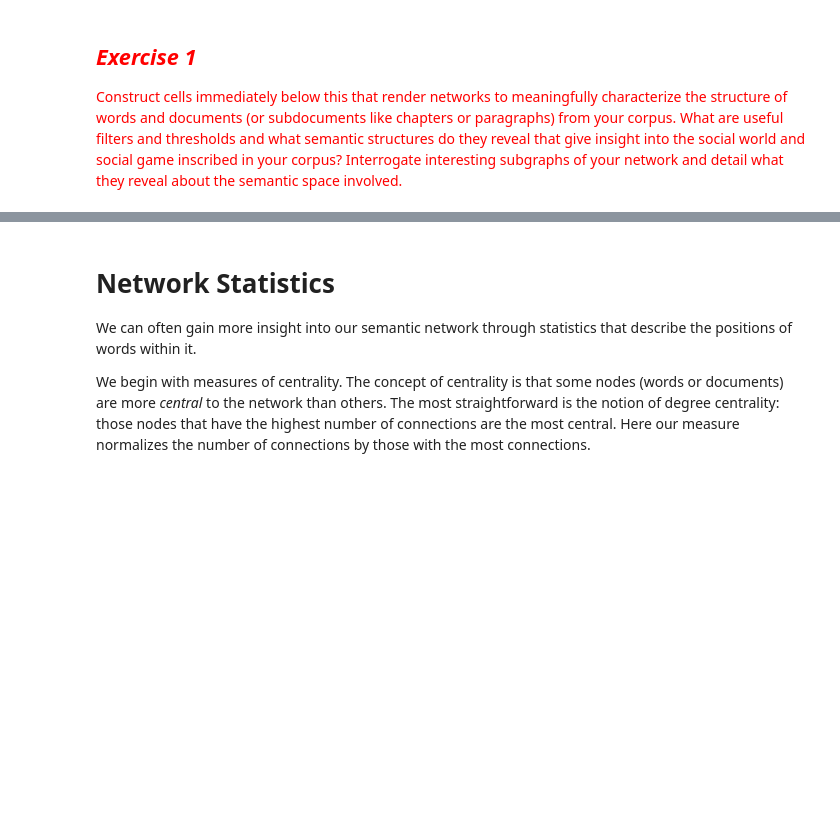
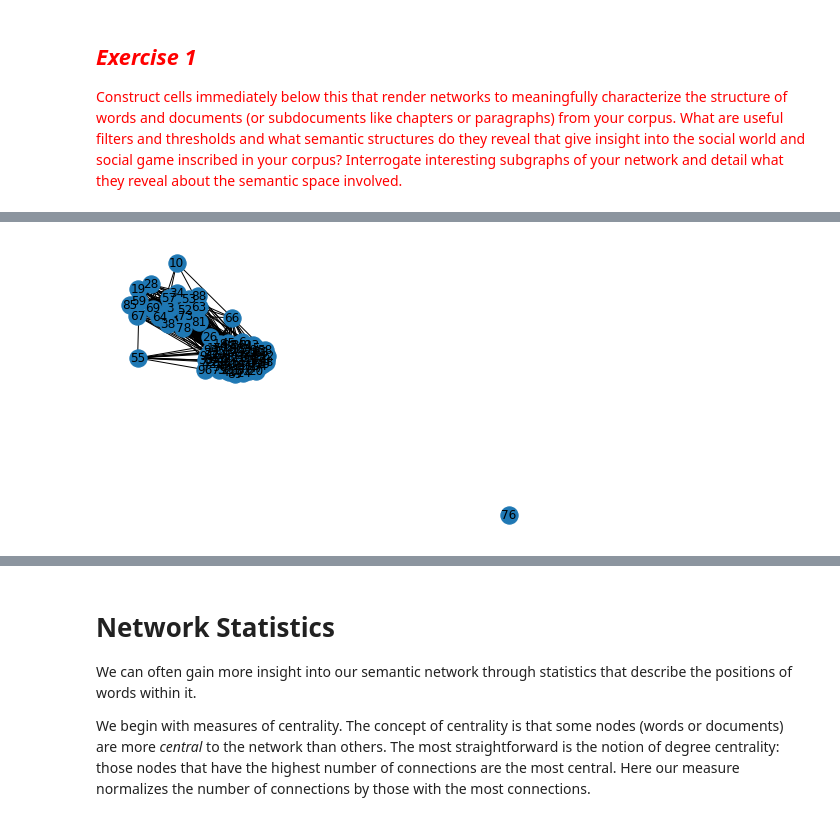
Before and after one commit to HaoxuanXu/Content-Analysis-2020, a Jupyter notebook: week-5/5-Semantic-Influence-Networks.ipynb, the cells around one changed output, grey strips where cells are left out. Saved outputs shown, nothing was run; the diff lists cells and outputs as text; code cells hidden in the pictures; blank space fills up the shorter version.

```diff
--- a/week-5/5-Semantic-Influence-Networks.ipynb
+++ b/week-5/5-Semantic-Influence-Networks.ipynb
@@ -406,4 +549,6 @@ print(nx.info(g2Doc))
 # %%
-layout = nx.spring_layout(g2Doc, k = 1/3, weight='weight', iterations= 50)
-nx.draw(g2Doc, pos = layout, labels = {n:n for n in g2Doc.nodes()}) #Getting labels is a bit annoying
+layout = nx.spring_layout(gDoc, k = 1/3, weight='weight', iterations= 50)
+nx.draw(gDoc, pos = layout, labels = {n:n for n in gDoc.nodes()}) #Getting labels is a bit annoying
+# %% [output]
+[figure, added]
 # %%
```
Also changed, not shown: parts of 76 cells of this notebook.
